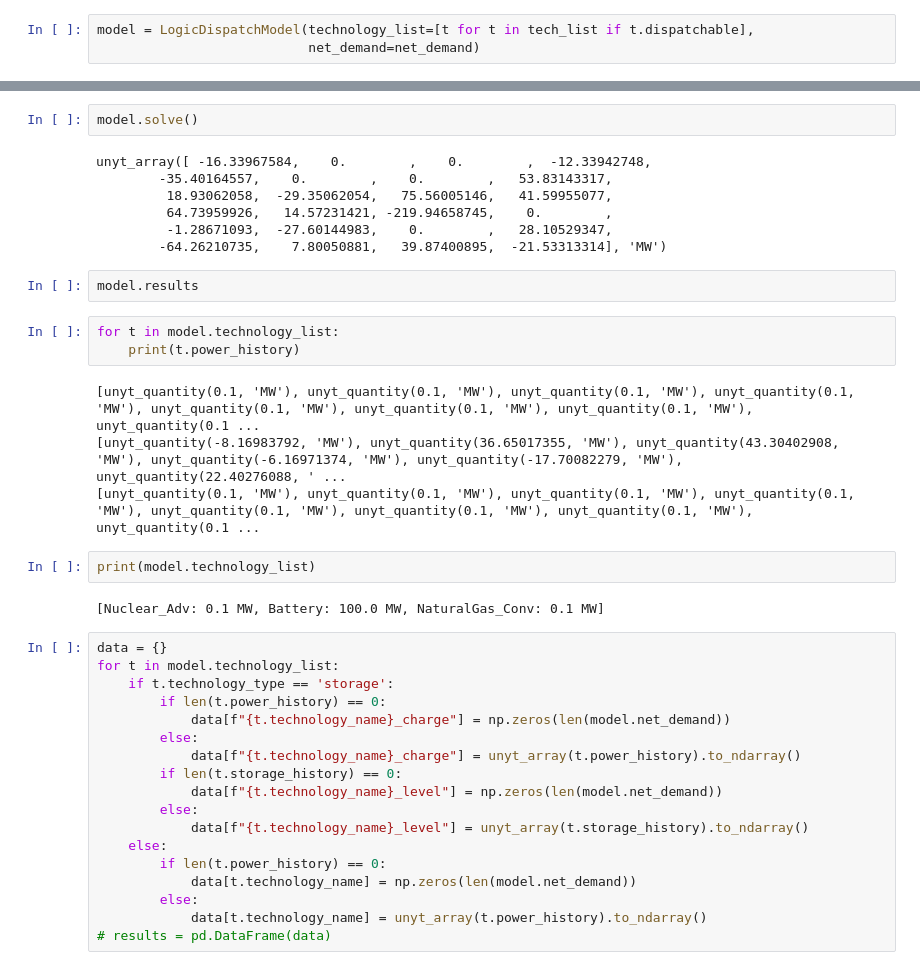
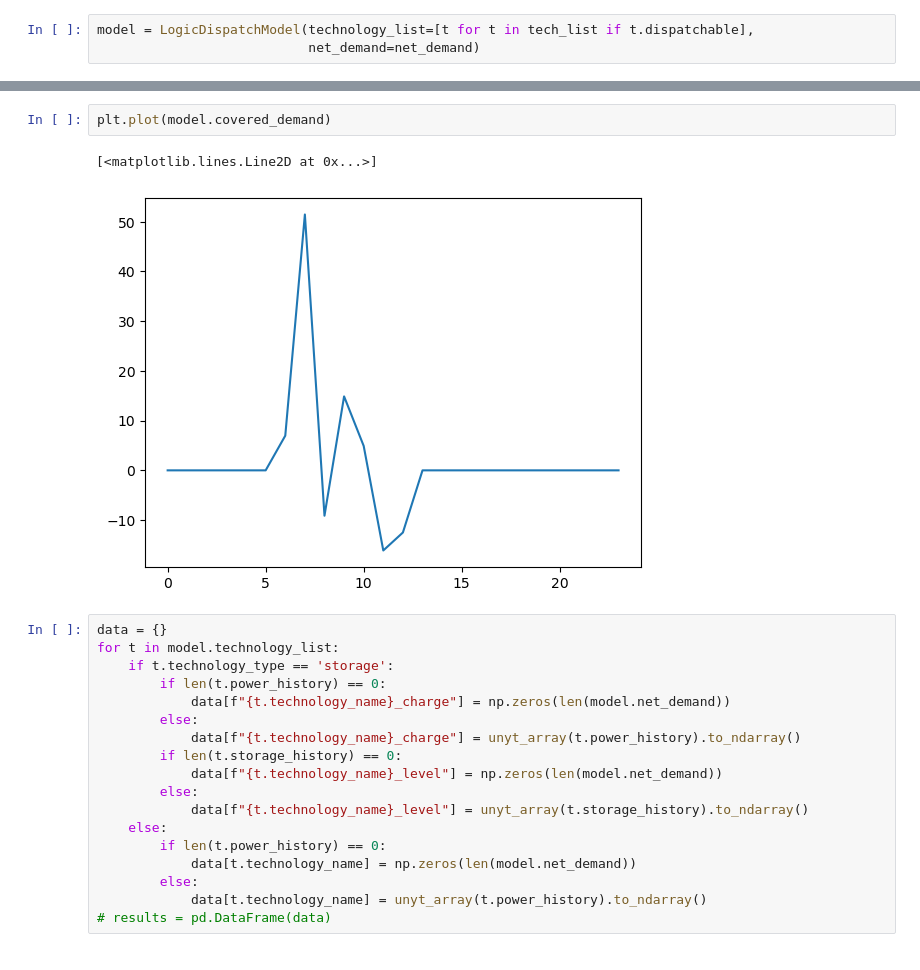
Before and after one commit to arfc/osier, a Jupyter notebook: docs/source/examples/hierarchical_dispatch.ipynb, the cells around one changed output, grey strips where cells are left out. Saved outputs shown, nothing was run; the diff lists cells and outputs as text.

Commit message:
updates logic flow and battery output

```diff
--- a/docs/source/examples/hierarchical_dispatch.ipynb
+++ b/docs/source/examples/hierarchical_dispatch.ipynb
@@ -77,25 +106,8 @@ model.solve()
-# %%
-model.solve()
-# %% [output]
-unyt_array([ -16.33967584,    0.        ,    0.        ,  -12.33942748,
-        -35.40164557,    0.        ,    0.        ,   53.83143317,
-         18.93062058,  -29.35062054,   75.56005146,   41.59955077,
-         64.73959926,   14.57231421, -219.94658745,    0.        ,
-         -1.28671093,  -27.60144983,    0.        ,   28.10529347,
-        -64.26210735,    7.80050881,   39.87400895,  -21.53313314], 'MW')
-# %%
-model.results
-# %%
-for t in model.technology_list:
-    print(t.power_history)
-# %% [output]
-[unyt_quantity(0.1, 'MW'), unyt_quantity(0.1, 'MW'), unyt_quantity(0.1, 'MW'), unyt_quantity(0.1, 'MW'), unyt_quantity(0.1, 'MW'), unyt_quantity(0.1, 'MW'), unyt_quantity(0.1, 'MW'), unyt_quantity(0.1 ...
-[unyt_quantity(-8.16983792, 'MW'), unyt_quantity(36.65017355, 'MW'), unyt_quantity(43.30402908, 'MW'), unyt_quantity(-6.16971374, 'MW'), unyt_quantity(-17.70082279, 'MW'), unyt_quantity(22.40276088, ' ...
-[unyt_quantity(0.1, 'MW'), unyt_quantity(0.1, 'MW'), unyt_quantity(0.1, 'MW'), unyt_quantity(0.1, 'MW'), unyt_quantity(0.1, 'MW'), unyt_quantity(0.1, 'MW'), unyt_quantity(0.1, 'MW'), unyt_quantity(0.1 ...
-# %%
-print(model.technology_list)
-# %% [output]
-[Nuclear_Adv: 0.1 MW, Battery: 100.0 MW, NaturalGas_Conv: 0.1 MW]
+# %%
+plt.plot(model.covered_demand)
+# %% [output]
+[<matplotlib.lines.Line2D at 0x...>]
+[figure, added]
 # %%
 data = {}
 for t in model.technology_list:
```
Also changed, not shown: parts of 22 cells of this notebook, 2 other files.
